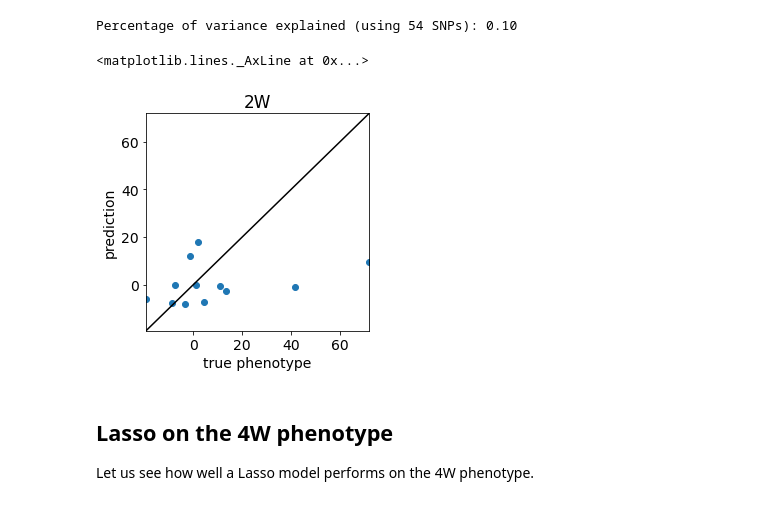
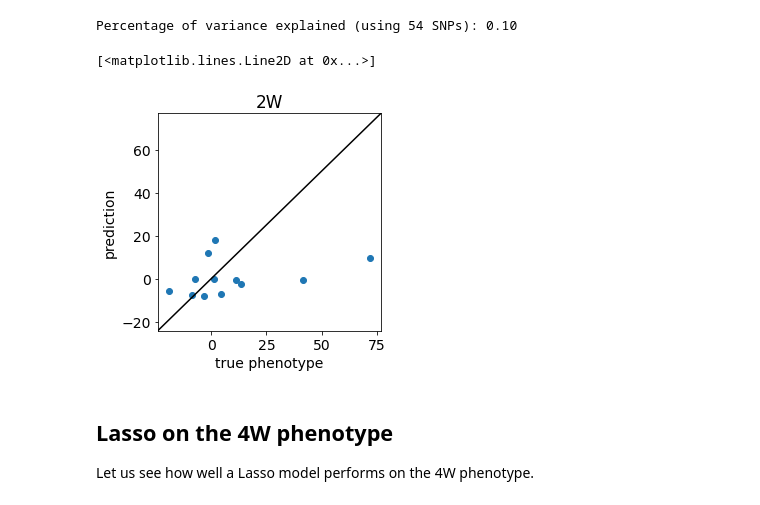
Before and after one commit to chagaz/cimpa_2021_high_dim, a Jupyter notebook: 4-Multitask_solved.ipynb, the cells around one changed output. Cells and saved outputs as stored; diff of their text form; code cells hidden in the pictures.

Commit message:
fixed matplotlib issue

```diff
--- a/4-Multitask_solved.ipynb
+++ b/4-Multitask_solved.ipynb
@@ -285,16 +285,18 @@ Percentage of variance explained (using 54 SNPs): 0.10
 # %%
 plt.figure(figsize = (4, 4))
 plt.scatter(y_both_te[:, 0], y_2W_l1_pred)
 
 plt.xlabel("true phenotype")
 plt.ylabel("prediction")
 plt.title("2W")
-plt.xlim([np.min(y_both_te[:, 0]) - 0.05, np.max(y_both_te[:, 0]) + 0.05])
-plt.ylim([np.min(y_both_te[:, 0]) - 0.05, np.max(y_both_te[:, 0]) + 0.05])
-plt.axline(xy1=[0, 0], slope=1, c="black")
+plt.xlim([np.min(y_both_te[:, 0])-5, np.max(y_both_te[:, 0])+5])
+plt.ylim([np.min(y_both_te[:, 0])-5, np.max(y_both_te[:, 0])+5])
+
+plt.plot([np.min(y_both_te[:, 0])-5, np.max(y_both_te[:, 0])+5],
+         [np.min(y_both_te[:, 0])-5, np.max(y_both_te[:, 0])+5], c="black")
 # %% [output]
-<matplotlib.lines._AxLine at 0x...>
+[<matplotlib.lines.Line2D at 0x...>]
-[figure, old version]
+[figure, new version]
 # %% [markdown]
 ## Lasso on the 4W phenotype
 
```
Also changed, not shown: parts of 7 cells of this notebook, 3 other files.
